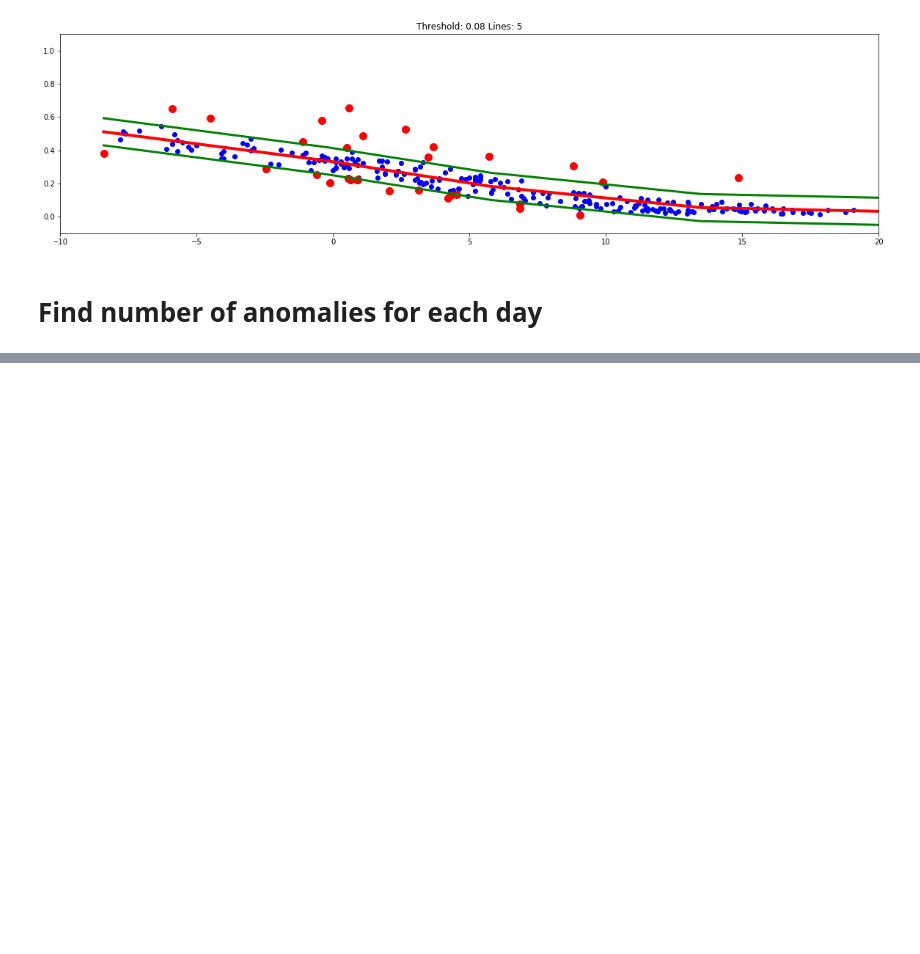
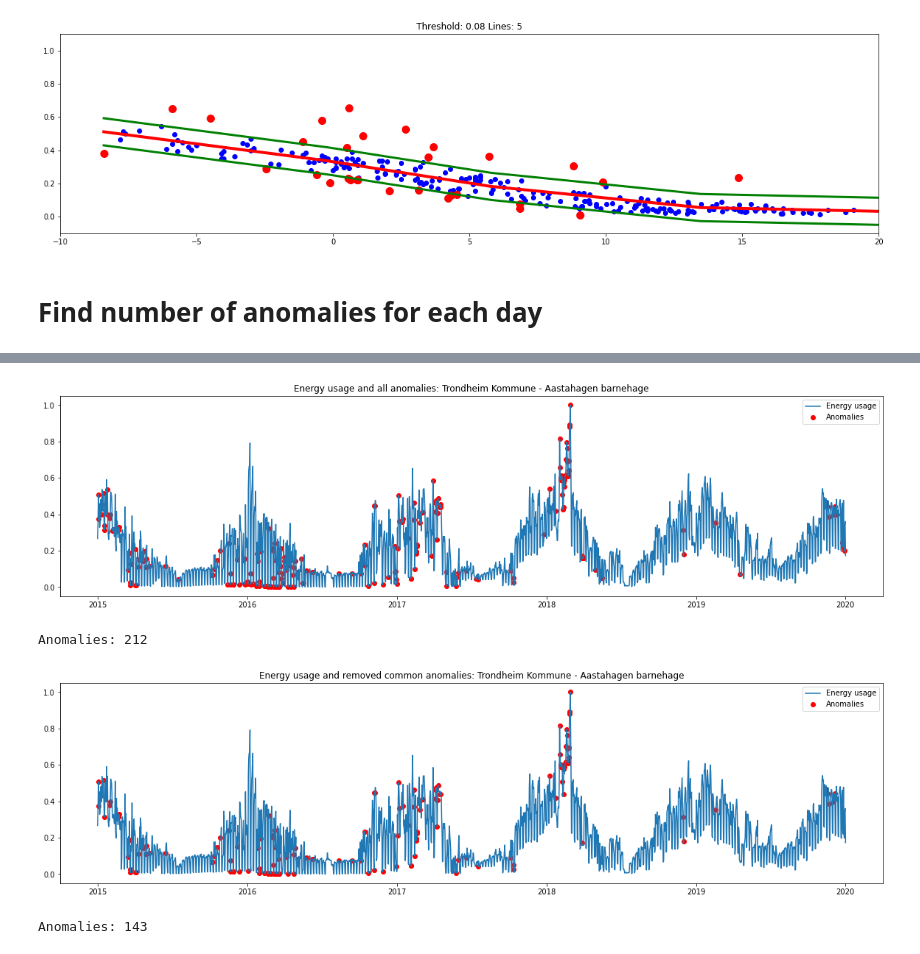
Before and after one commit to dagokl/trdk02_energy_consumption, a Jupyter notebook: models/resources/ETTplus.ipynb, the cells around one changed output, grey strips where cells are left out. Drawn from its saved outputs; the diff is of its cells as text; code cells hidden in the pictures; blank space fills up the shorter version.

```diff
--- a/models/resources/ETTplus.ipynb
+++ b/models/resources/ETTplus.ipynb
@@ -327,0 +375,43 @@ plt.show()
+# %%
+# plot the Energy usage and it's anomalies of a random building
+# building_name = random.choice(list(ETTs.keys()))
+building_name = 'Trondheim Kommune - Aastahagen barnehage'
+ETT = ETTs[building_name]
+building_energy = building_dfs[building_name]['Totalt']
+
+anomalies = []
+for day, et in ETT.items():
+    day_energy = building_energy.loc[building_energy.index.weekday == week_days.index(day)]
+    day_temp = daily_temp.loc[daily_temp.index.weekday == week_days.index(day)]
+    dates = et.get_anomolies_series(day_energy, day_temp).index
+    anomalies.extend(dates)
+
+# plot energy usage and anomalies
+plt.title('Energy usage and all anomalies: ' + building_name)
+plt.plot(building_energy, label='Energy usage')
+plt.scatter(anomalies, building_energy.loc[anomalies], label='Anomalies', color='red')
+plt.legend()
+plt.show()
+print('Anomalies: ' + str(len(anomalies)))
+
+# remove an anomaly if there are more than knee_value_year anomalies that day
+# turn anomalies dates to day of year list
+days_of_year = [anomaly.timetuple().tm_yday -1 for anomaly in anomalies]
+days_of_year = np.array(days_of_year)
+anomalies_on_days_of_year = anomalies_per_day_year[days_of_year]
+external_factor_mask = anomalies_on_days_of_year > knee_value_year
+# remove anomalies where mask is true
+anomalies = [anomaly for anomaly, mask in zip(anomalies, external_factor_mask) if not mask]
+
+# plot energy usage and anomalies after removing anomalies
+plt.title('Energy usage and removed common anomalies: ' + building_name)
+plt.plot(building_energy, label='Energy usage')
+plt.scatter(anomalies, building_energy.loc[anomalies], label='Anomalies', color='red')
+plt.legend()
+plt.show()
+print('Anomalies: ' + str(len(anomalies)))
+# %% [output]
+[figure, added]
+Anomalies: 212
+[figure, added]
+Anomalies: 143
```
Also changed, not shown: parts of 3 cells of this notebook.
